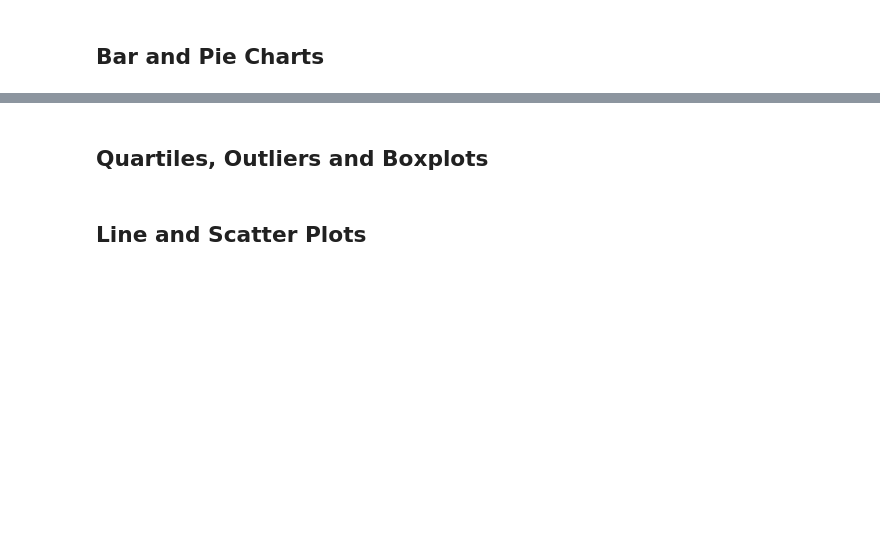
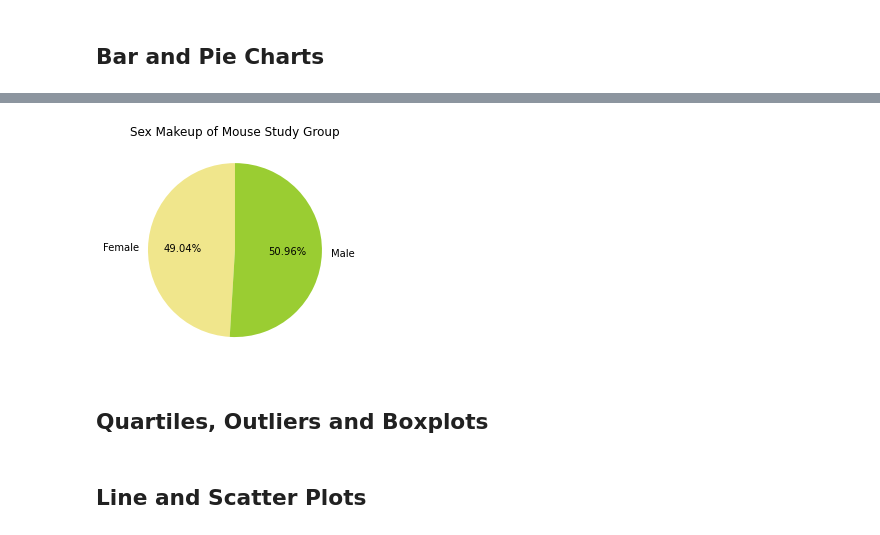
Before and after one commit to anyren/SquamousCellCarcinoma_trials, a Jupyter notebook: Pymaceuticals/pymaceuticals_analysis.ipynb, the cells around one changed output, grey strips where cells are left out. Saved outputs shown, nothing was run; the diff lists cells and outputs as text; code cells hidden in the pictures; blank space fills up the shorter version.

```diff
--- a/Pymaceuticals/pymaceuticals_analysis.ipynb
+++ b/Pymaceuticals/pymaceuticals_analysis.ipynb
@@ -136,2 +188,11 @@ Summary statistics generated using the aggregation method
 # %%
-# Generate a pie plot showing the distribution of female versus male mice using Pandas
+# Generate a pie plot showing the distribution of female versus male mice using pyplot
+labels = mouse_sex.index
+count = mouse_sex["Mouse ID"]
+
+plt.pie(count, colors=['khaki','yellowgreen'],labels=labels, autopct="%.2f%%",startangle=90)
+plt.title("Sex Makeup of Mouse Study Group")
+
+plt.show()
+# %% [output]
+[figure, added]
```
Also changed, not shown: parts of 10 cells of this notebook.
